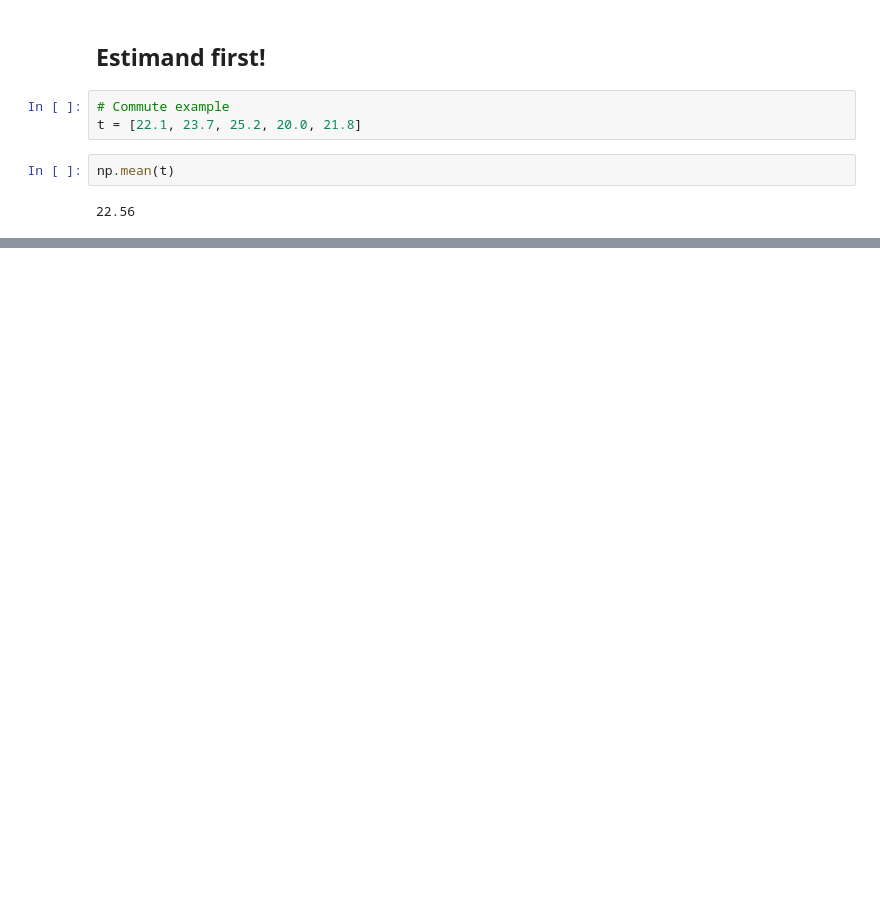
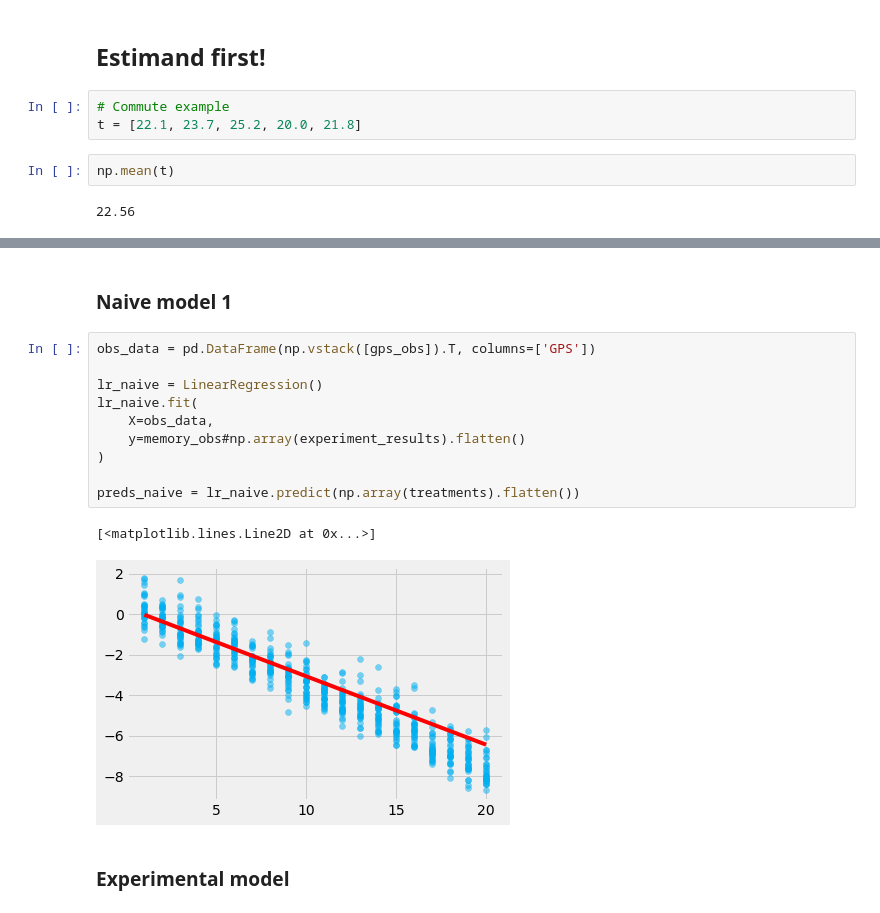
Before and after one commit to PacktPublishing/Causal-Inference-and-Discovery-in-Python, a Jupyter notebook: Chapter_06.ipynb, the cells around one changed output, grey strips where cells are left out. Drawn from its saved outputs; the diff is of its cells as text; blank space fills up the shorter version.

```diff
--- a/Chapter_06.ipynb
+++ b/Chapter_06.ipynb
@@ -127,0 +354,17 @@ graph
+# %% [markdown]
+### Naive model 1
+# %%
+obs_data = pd.DataFrame(np.vstack([gps_obs]).T, columns=['GPS'])
+
+lr_naive = LinearRegression()
+lr_naive.fit(
+    X=obs_data,
+    y=memory_obs#np.array(experiment_results).flatten()
+)
+
+preds_naive = lr_naive.predict(np.array(treatments).flatten())
+# %% [output]
+[<matplotlib.lines.Line2D at 0x...>]
+[figure, added]
+# %% [markdown]
+### Experimental model
```
Also changed, not shown: parts of 32 cells of this notebook, 13 other files.
